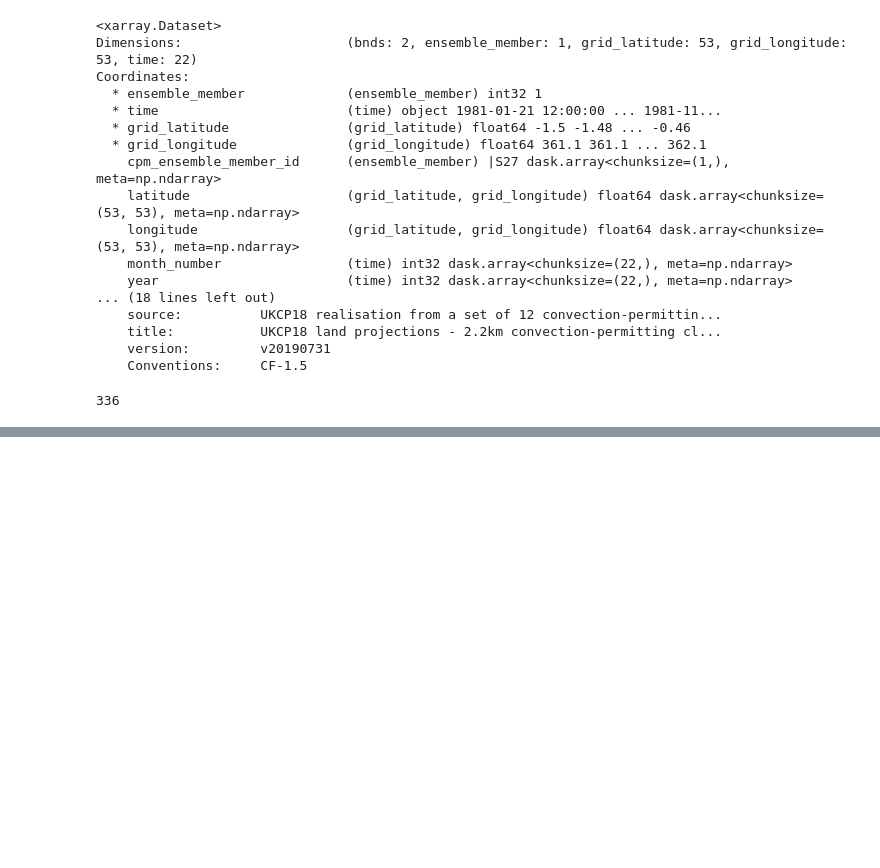
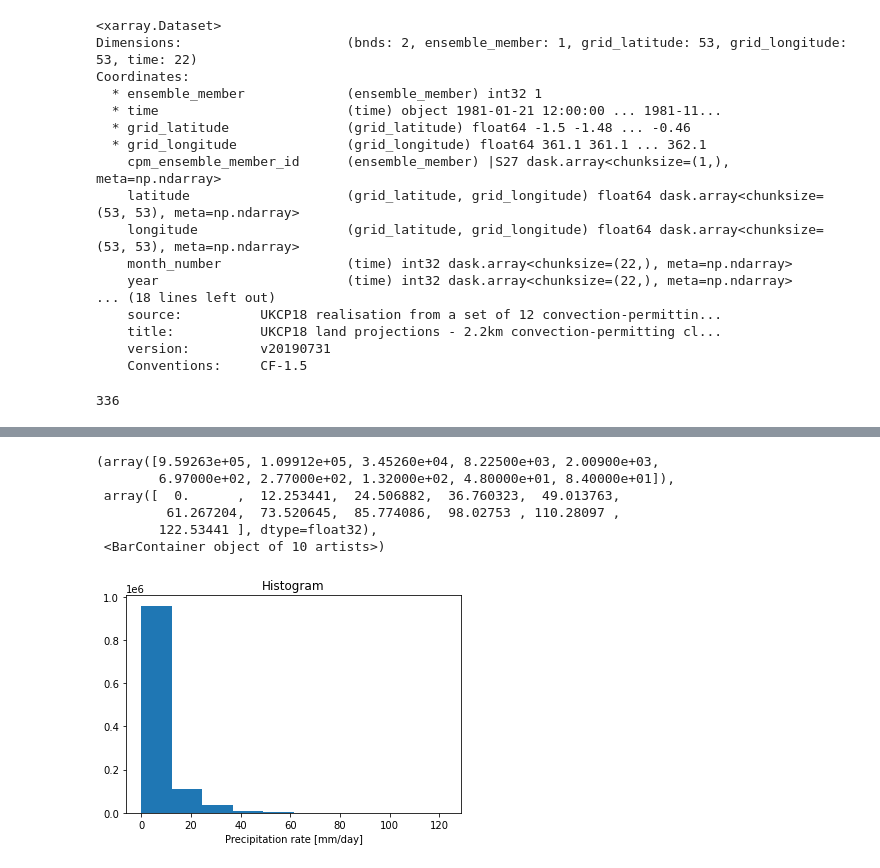
Before and after one commit to henryaddison/ml-downscaling-emulation, a Jupyter notebook: notebooks/learning/event-based-splitting.ipynb, the cells around one changed output, grey strips where cells are left out. Cells and saved outputs as stored; diff of their text form; code cells hidden in the pictures; blank space fills up the shorter version.

```diff
--- a/notebooks/learning/event-based-splitting.ipynb
+++ b/notebooks/learning/event-based-splitting.ipynb
@@ -98,0 +109,4 @@ Coordinates:
+# %%
+ssi_train_set = xr.open_dataset("../../../../derived_data/nc-datasets/2.2km-coarsened-2x_london_pr_ssi/train.nc")
+ssi_val_set = xr.open_dataset("../../../../derived_data/nc-datasets/2.2km-coarsened-2x_london_pr_ssi/val.nc")
+ssi_test_set = xr.open_dataset("../../../../derived_data/nc-datasets/2.2km-coarsened-2x_london_pr_ssi/test.nc")
@@ -98,0 +133,10 @@ Coordinates:
+# %%
+ssi_test_set.pr.plot.hist()
+# %% [output]
+(array([9.59263e+05, 1.09912e+05, 3.45260e+04, 8.22500e+03, 2.00900e+03,
+        6.97000e+02, 2.77000e+02, 1.32000e+02, 4.80000e+01, 8.40000e+01]),
+ array([  0.      ,  12.253441,  24.506882,  36.760323,  49.013763,
+         61.267204,  73.520645,  85.774086,  98.02753 , 110.28097 ,
+        122.53441 ], dtype=float32),
+ <BarContainer object of 10 artists>)
+[figure, added]
```
Also changed, not shown: parts of 3 cells of this notebook, 2 other files.
